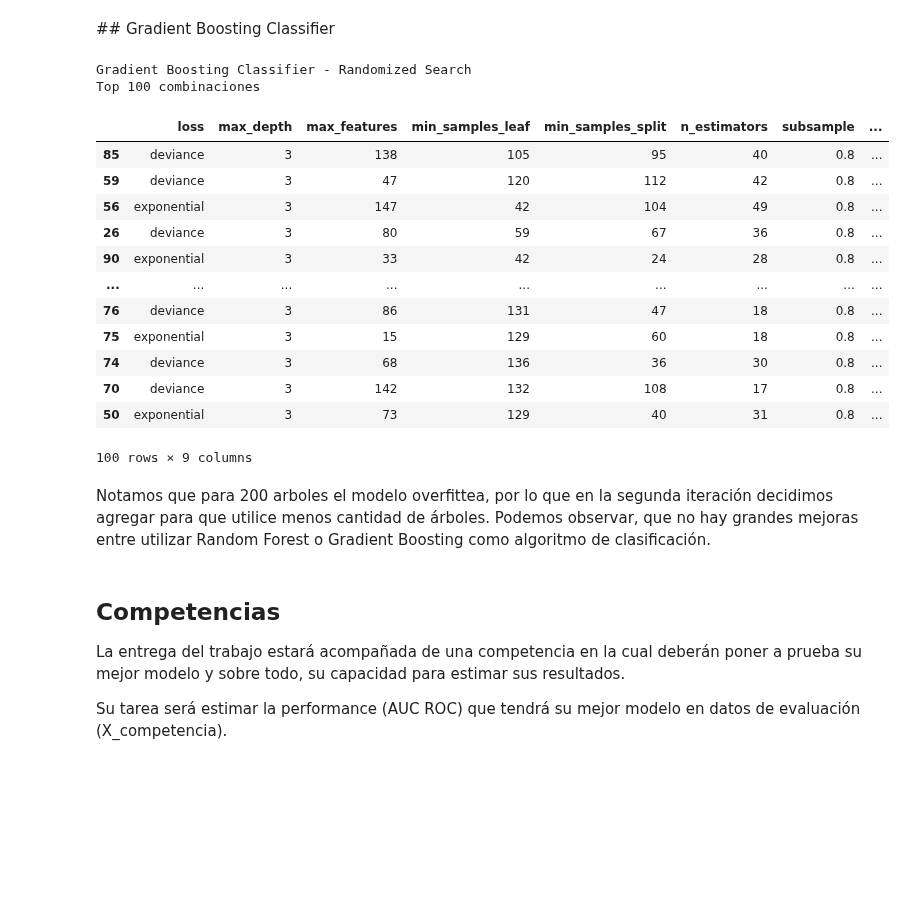
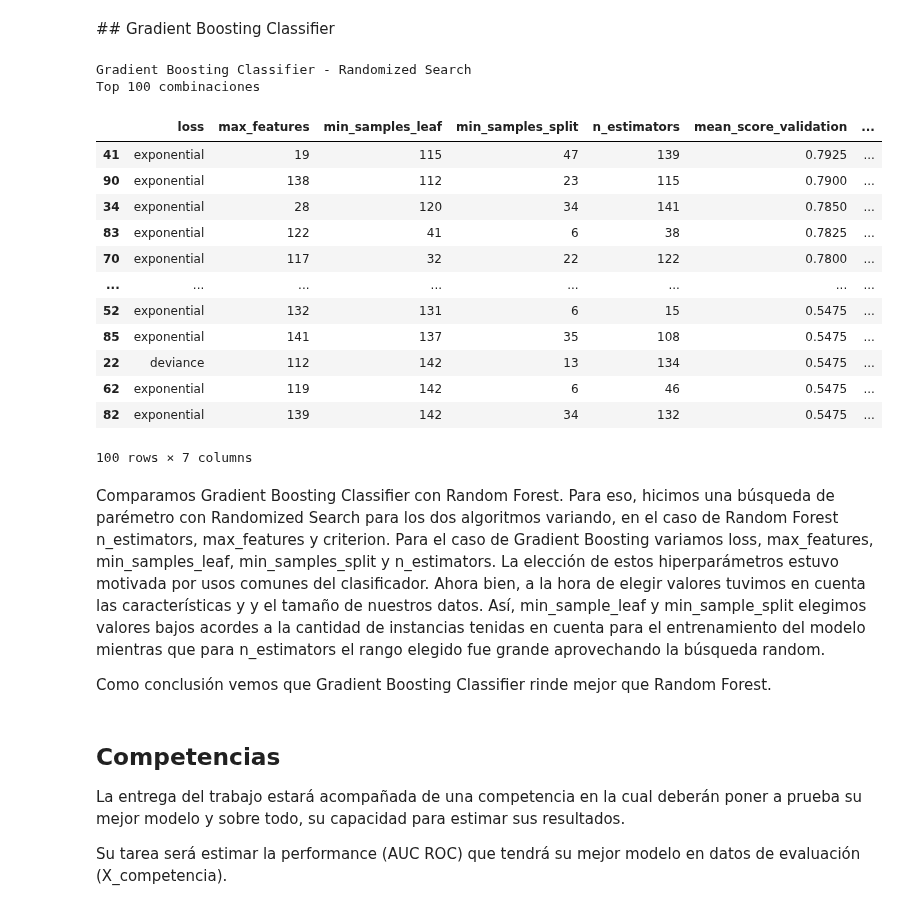
Before and after one commit to marialaraa/aa-notebooks, a Jupyter notebook: TP1/TP1-Toma 2.ipynb, the cells around one changed output. Cells and saved outputs as stored; diff of their text form; code cells hidden in the pictures; blank space fills up the shorter version.

```diff
--- a/TP1/TP1-Toma 2.ipynb
+++ b/TP1/TP1-Toma 2.ipynb
@@ -829,39 +829,38 @@ plt.show()
 # %%
 # https://www.analyticsvidhya.com/blog/2016/02/complete-guide-parameter-tuning-gradient-boosting-gbm-python/
 
 parameters_gb = {
-    'min_samples_split': np.random.randint(20, 150, 50),
+    'min_samples_split': np.random.randint(2, 50, 20),
     'min_samples_leaf': np.random.randint(20, 150, 50),
-    'max_depth': [3], # seteado a partir de los resultados vistos previamente
-    'n_estimators': np.random.randint(10, 51, 1000),
+    'n_estimators': np.random.randint(2, 150, 1000),
     'max_features':  np.random.randint(10, 150, 1000),
     'loss' : ['deviance', 'exponential'],
-    'subsample': [0.8],
 }
 
 n_iter = 100
-clf = RandomizedSearchCV(GradientBoostingClassifier(), parameters_gb, n_iter, cv=5)
+clf = RandomizedSearchCV(GradientBoostingClassifier(max_depth=3, subsample=0.8), parameters_gb, n_iter, cv=5)
 clf.fit(X_np, y_np)
 top_resultados(clf, n_iter, 'Gradient Boosting Classifier - Randomized Search')
 # %% [output]
 Gradient Boosting Classifier - Randomized Search
 Top 100 combinaciones
-|  | loss | max_depth | max_features | min_samples_leaf | min_samples_split | n_estimators | subsample | ... |
-| 85 | deviance | 3 | 138 | 105 | 95 | 40 | 0.8 | ... |
-| 59 | deviance | 3 | 47 | 120 | 112 | 42 | 0.8 | ... |
-| 56 | exponential | 3 | 147 | 42 | 104 | 49 | 0.8 | ... |
-| 26 | deviance | 3 | 80 | 59 | 67 | 36 | 0.8 | ... |
-| 90 | exponential | 3 | 33 | 42 | 24 | 28 | 0.8 | ... |
-| ... | ... | ... | ... | ... | ... | ... | ... | ... |
-| 76 | deviance | 3 | 86 | 131 | 47 | 18 | 0.8 | ... |
-| 75 | exponential | 3 | 15 | 129 | 60 | 18 | 0.8 | ... |
-| 74 | deviance | 3 | 68 | 136 | 36 | 30 | 0.8 | ... |
-| 70 | deviance | 3 | 142 | 132 | 108 | 17 | 0.8 | ... |
-| 50 | exponential | 3 | 73 | 129 | 40 | 31 | 0.8 | ... |
+|  | loss | max_features | min_samples_leaf | min_samples_split | n_estimators | mean_score_validation | ... |
+| 41 | exponential | 19 | 115 | 47 | 139 | 0.7925 | ... |
+| 90 | exponential | 138 | 112 | 23 | 115 | 0.7900 | ... |
+| 34 | exponential | 28 | 120 | 34 | 141 | 0.7850 | ... |
+| 83 | exponential | 122 | 41 | 6 | 38 | 0.7825 | ... |
+| 70 | exponential | 117 | 32 | 22 | 122 | 0.7800 | ... |
+| ... | ... | ... | ... | ... | ... | ... | ... |
+| 52 | exponential | 132 | 131 | 6 | 15 | 0.5475 | ... |
+| 85 | exponential | 141 | 137 | 35 | 108 | 0.5475 | ... |
+| 22 | deviance | 112 | 142 | 13 | 134 | 0.5475 | ... |
+| 62 | exponential | 119 | 142 | 6 | 46 | 0.5475 | ... |
+| 82 | exponential | 139 | 142 | 34 | 132 | 0.5475 | ... |
-100 rows × 9 columns
+100 rows × 7 columns
-# %% [markdown]
-Notamos que para 200 arboles el modelo overfittea, por lo que en la segunda iteración decidimos agregar para que utilice menos cantidad de árboles.
-Podemos observar, que no hay grandes mejoras entre utilizar Random Forest o Gradient Boosting como algoritmo de clasificación.
+# %% [markdown]
+Comparamos Gradient Boosting Classifier con Random Forest. Para eso, hicimos una búsqueda de parémetro con Randomized Search para los dos algoritmos variando, en el caso de Random Forest n_estimators, max_features y criterion. Para el caso de Gradient Boosting variamos loss,	max_features,	min_samples_leaf,	min_samples_split y n_estimators. La elección de estos hiperparámetros estuvo motivada por usos comunes del clasificador. Ahora bien, a la hora de elegir valores tuvimos en cuenta las características y y el tamaño de nuestros datos. Así, min_sample_leaf y min_sample_split elegimos valores bajos acordes a la cantidad de instancias tenidas en cuenta para el entrenamiento del modelo mientras que para n_estimators el rango elegido fue grande aprovechando la búsqueda random.
+
+Como conclusión vemos que Gradient Boosting Classifier rinde mejor que Random Forest.
 # %% [markdown]
 ## Competencias
 
```
Also changed, not shown: parts of 1 cell of this notebook.
